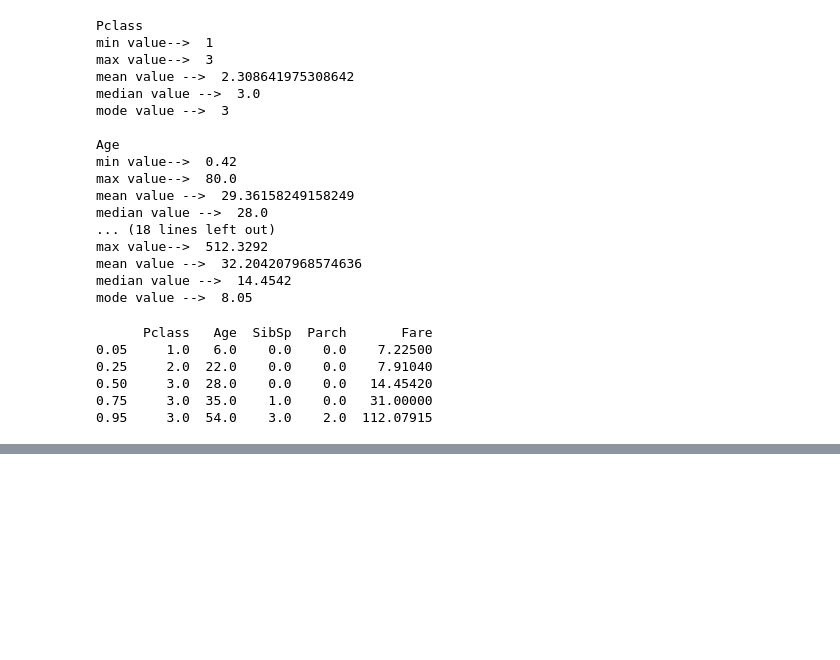
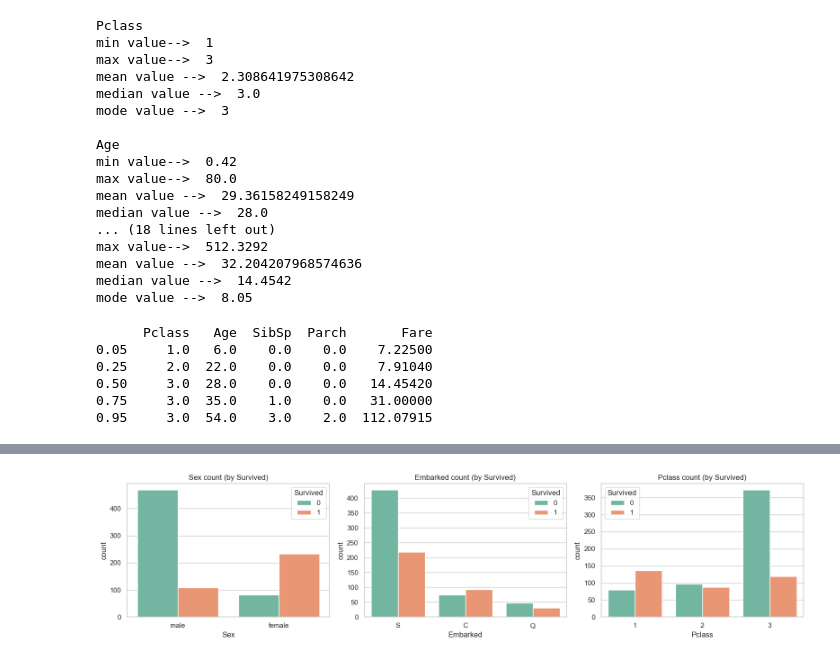
Before and after one commit to vladgulchenko/ml-homeworks, a Jupyter notebook: hw02_eda/hw02_eda.ipynb, the cells around one changed output, grey strips where cells are left out. Saved outputs shown, nothing was run; the diff lists cells and outputs as text; code cells hidden in the pictures; blank space fills up the shorter version.

```diff
--- a/hw02_eda/hw02_eda.ipynb
+++ b/hw02_eda/hw02_eda.ipynb
@@ -174,0 +339,18 @@ print(df[numCols].quantile(q_list))
+# %%
+# Countplot (столбчатая диаграмма) для категориальных признаков
+
+fig, axes = plt.subplots(1, 3, figsize=(16, 4))
+
+sns.countplot(data=df, x="Sex", hue="Survived", ax=axes[0], palette="Set2")
+axes[0].set_title("Sex count (by Survived)")
+
+sns.countplot(data=df, x="Embarked", hue="Survived", ax=axes[1], palette="Set2")
+axes[1].set_title("Embarked count (by Survived)")
+
+sns.countplot(data=df, x="Pclass", hue="Survived", ax=axes[2], palette="Set2")
+axes[2].set_title("Pclass count (by Survived)")
+
+plt.tight_layout()
+plt.show()
+# %% [output]
+[figure, added]
```
Also changed, not shown: parts of 14 cells of this notebook.
